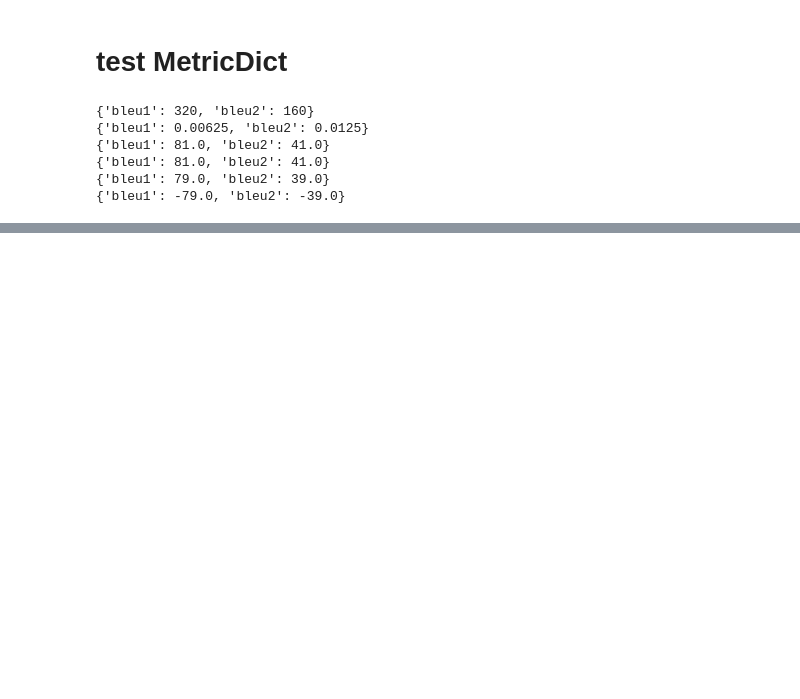
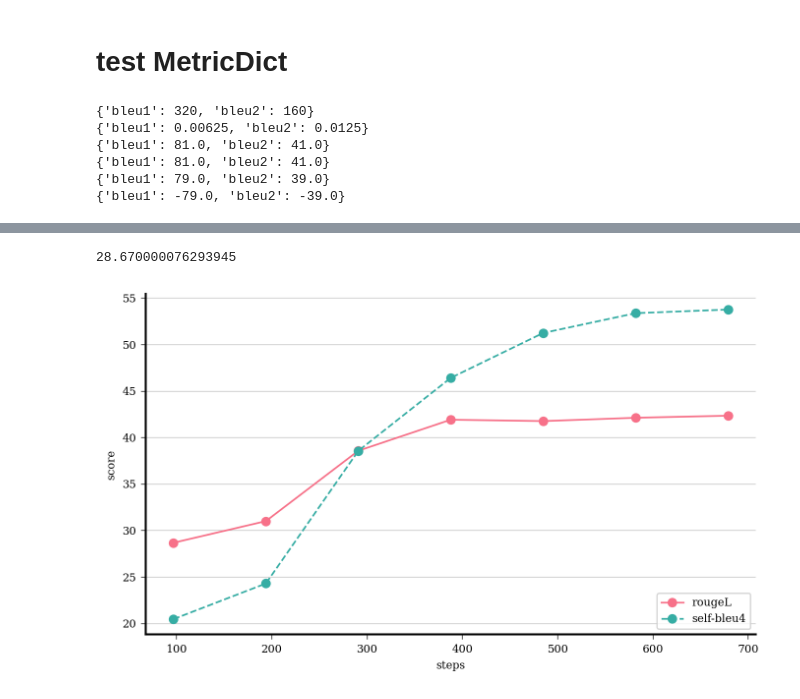
Before and after one commit to JJVVVV/train_llms, a Jupyter notebook: debug.ipynb, the cells around one changed output, grey strips where cells are left out. Saved outputs shown, nothing was run; the diff lists cells and outputs as text; code cells hidden in the pictures; blank space fills up the shorter version.

```diff
--- a/debug.ipynb
+++ b/debug.ipynb
@@ -421,0 +427,5 @@ print(1.-m2)
+# %%
+from tensorboard.backend.event_processing.event_accumulator import EventAccumulator
+
+log_dir = "runs/tensorboard/hot_finetune_data/baichuan-13b-chat/root/paddlejob/workspace/env_run/baichuan-13b-chat/baseline-data_v2"
+event_acc = EventAccumulator(log_dir)
@@ -421,0 +458,20 @@ print(1.-m2)
+# %%
+data[0].tensor_proto.float_val[0]
+# %% [output]
+28.670000076293945
+# %%
+steps_rougel = [event.step for event in event_acc.Tensors("VALIDATION/rougeL")]
+rougeL = [event.tensor_proto.float_val[0] for event in event_acc.Tensors("VALIDATION/rougeL")]
+
+steps_self_bleu = [event.step for event in event_acc.Tensors("VALIDATION/self-bleu4")]
+self_bleu = [event.tensor_proto.float_val[0] for event in event_acc.Tensors("VALIDATION/self-bleu4")]
+self_bleu = [100-value for value in self_bleu]
+# %%
+from toolkit.chart import LineChart
+
+chart = LineChart(dpi=200)
+
+chart.draw([steps_rougel, steps_self_bleu], [rougeL, self_bleu], line_label=['rougeL', "self-bleu4"], no_dot=False, xlabel='steps', ylabel='score')
+chart.show()
+# %% [output]
+[figure, added]
```
Also changed, not shown: parts of 5 cells of this notebook.
